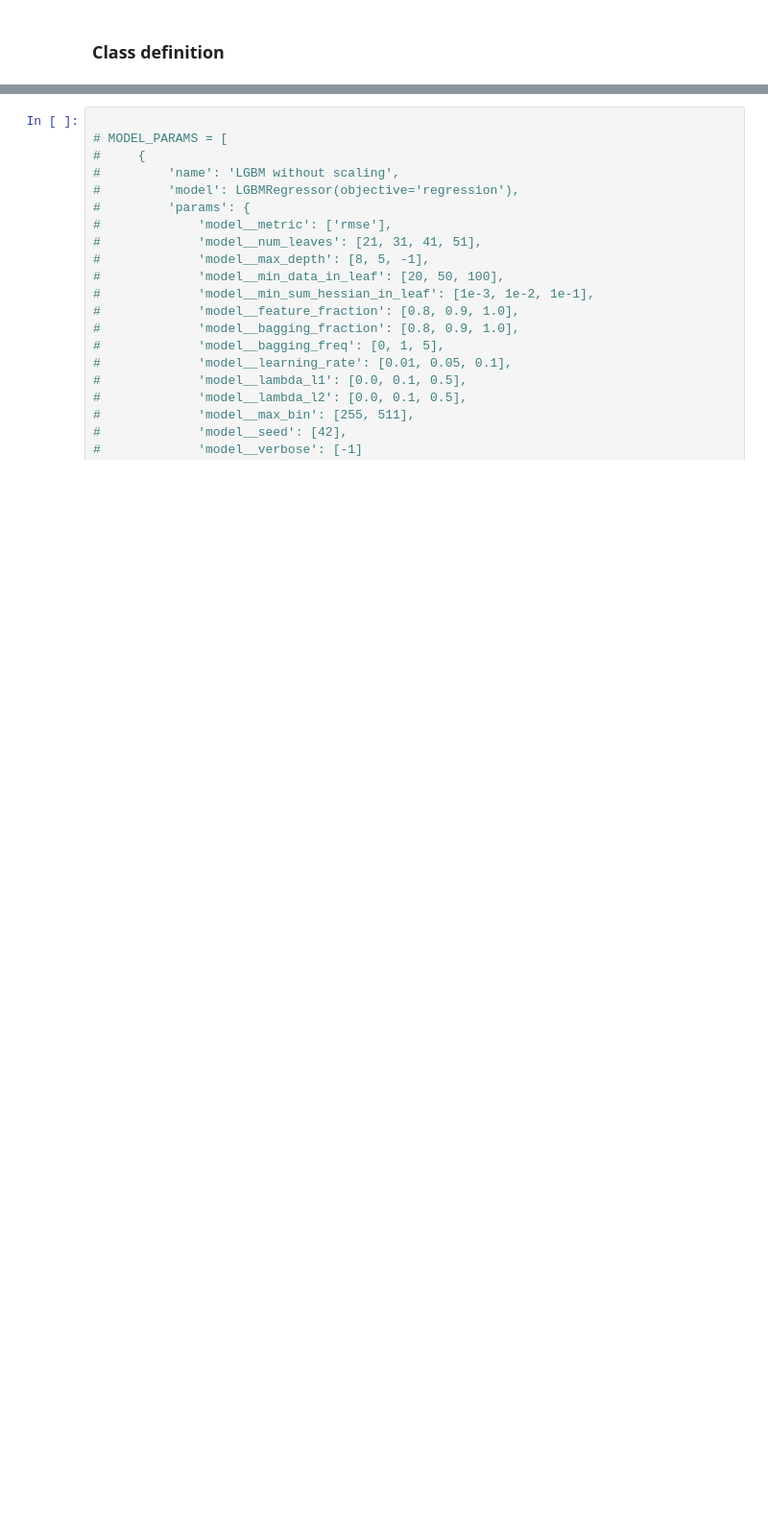
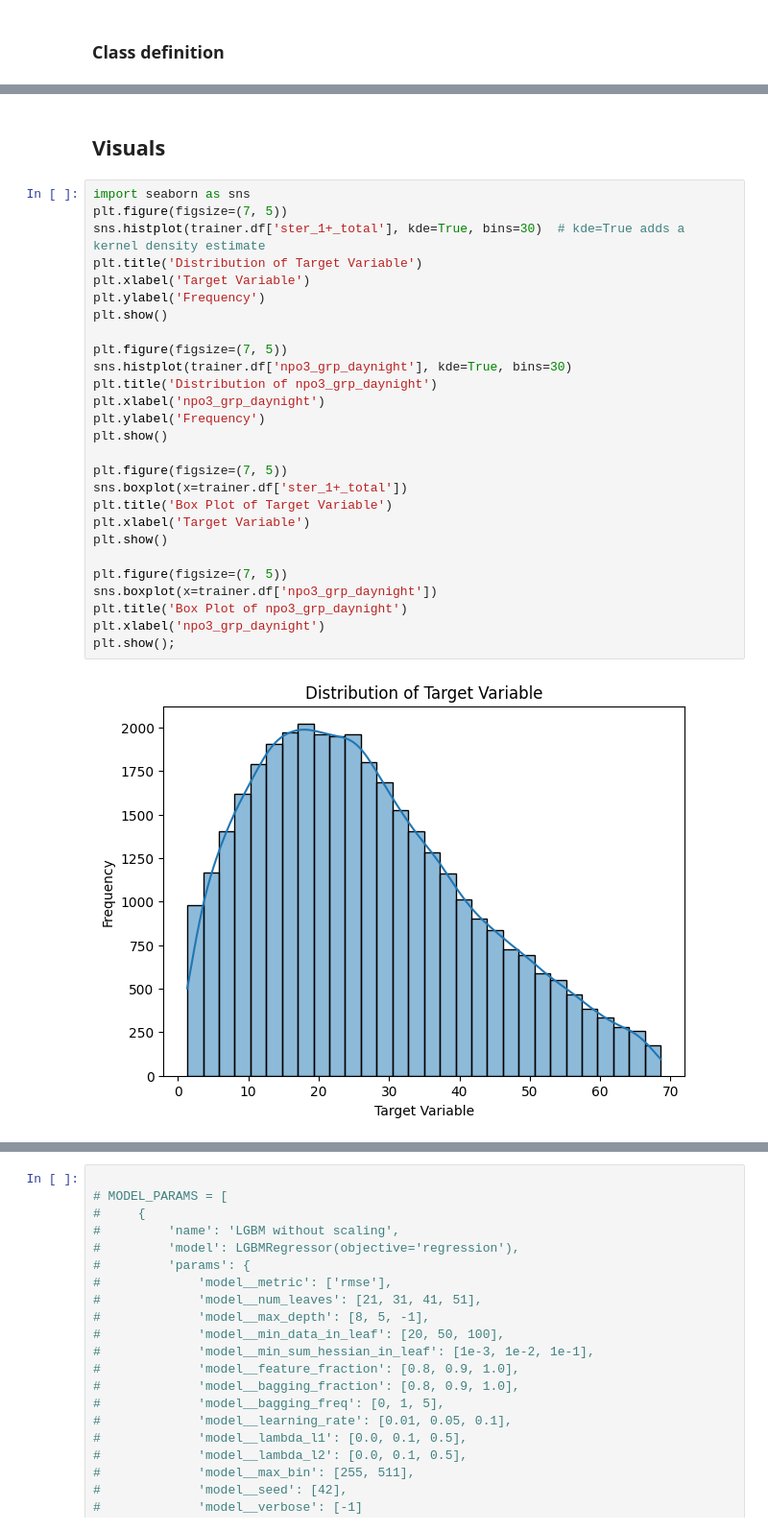
Before and after one commit to JordysHub/CampTvNew, a Jupyter notebook: models/model_trainer_class.ipynb, the cells around one changed output, grey strips where cells are left out. Shown at 96% size. Saved outputs shown, nothing was run; the diff lists cells and outputs as text; blank space fills up the shorter version.

```diff
--- a/models/model_trainer_class.ipynb
+++ b/models/model_trainer_class.ipynb
@@ -486,0 +687,31 @@ class ModelTrainer:
+# %% [markdown]
+## Visuals
+# %%
+import seaborn as sns
+plt.figure(figsize=(7, 5))
+sns.histplot(trainer.df['ster_1+_total'], kde=True, bins=30)  # kde=True adds a kernel density estimate
+plt.title('Distribution of Target Variable')
+plt.xlabel('Target Variable')
+plt.ylabel('Frequency')
+plt.show()
+
+plt.figure(figsize=(7, 5))
+sns.histplot(trainer.df['npo3_grp_daynight'], kde=True, bins=30)
+plt.title('Distribution of npo3_grp_daynight')
+plt.xlabel('npo3_grp_daynight')
+plt.ylabel('Frequency')
+plt.show()
+
+plt.figure(figsize=(7, 5))
+sns.boxplot(x=trainer.df['ster_1+_total'])
+plt.title('Box Plot of Target Variable')
+plt.xlabel('Target Variable')
+plt.show()
+
+plt.figure(figsize=(7, 5))
+sns.boxplot(x=trainer.df['npo3_grp_daynight'])
+plt.title('Box Plot of npo3_grp_daynight')
+plt.xlabel('npo3_grp_daynight')
+plt.show();
+# %% [output]
+[figure, added]
```
Also changed, not shown: parts of 21 cells of this notebook, 5 other files.
